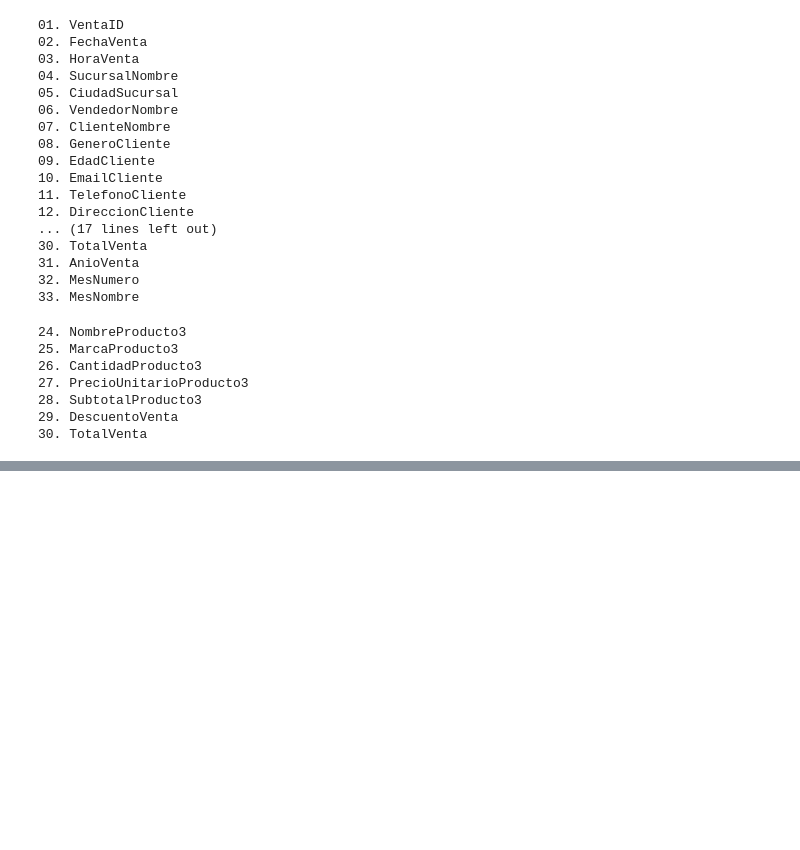
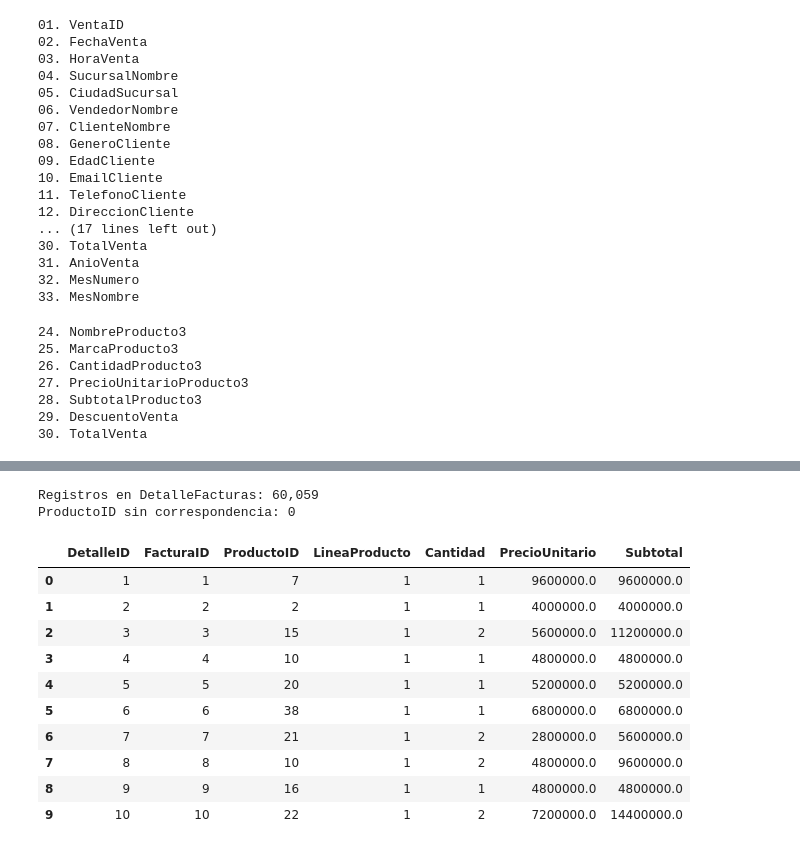
Before and after one commit to Dcuastumal/techcore-sales-analytics, a Jupyter notebook: Avance_2/Avance_2_Modelo_Relacional.ipynb, the cells around one changed output, grey strips where cells are left out. Cells and saved outputs as stored; diff of their text form; code cells hidden in the pictures; blank space fills up the shorter version.

Commit message:
Build and validate relational sales model

```diff
--- a/Avance_2/Avance_2_Modelo_Relacional.ipynb
+++ b/Avance_2/Avance_2_Modelo_Relacional.ipynb
@@ -68,0 +251,51 @@ for position in range(23, 30):
+# %%
+detalle_facturas = detalle_base.merge(
+    productos,
+    left_on=["NombreProducto", "Marca", "PrecioUnitario"],
+    right_on=["Nombre", "Marca", "Precio"],
+    how="left",
+    validate="many_to_one"
+)
+
+detalle_facturas = detalle_facturas[
+    [
+        "FacturaID",
+        "ProductoID",
+        "LineaProducto",
+        "Cantidad",
+        "PrecioUnitario",
+        "Subtotal"
+    ]
+].copy()
+
+detalle_facturas["Cantidad"] = (
+    detalle_facturas["Cantidad"].astype(int)
+)
+
+detalle_facturas.insert(
+    0,
+    "DetalleID",
+    range(1, len(detalle_facturas) + 1)
+)
+
+print(f"Registros en DetalleFacturas: {len(detalle_facturas):,}")
+print(
+    "ProductoID sin correspondencia:",
+    detalle_facturas["ProductoID"].isna().sum()
+)
+
+detalle_facturas.head(10)
+# %% [output]
+Registros en DetalleFacturas: 60,059
+ProductoID sin correspondencia: 0
+|  | DetalleID | FacturaID | ProductoID | LineaProducto | Cantidad | PrecioUnitario | Subtotal |
+| 0 | 1 | 1 | 7 | 1 | 1 | 9600000.0 | 9600000.0 |
+| 1 | 2 | 2 | 2 | 1 | 1 | 4000000.0 | 4000000.0 |
+| 2 | 3 | 3 | 15 | 1 | 2 | 5600000.0 | 11200000.0 |
+| 3 | 4 | 4 | 10 | 1 | 1 | 4800000.0 | 4800000.0 |
+| 4 | 5 | 5 | 20 | 1 | 1 | 5200000.0 | 5200000.0 |
+| 5 | 6 | 6 | 38 | 1 | 1 | 6800000.0 | 6800000.0 |
+| 6 | 7 | 7 | 21 | 1 | 2 | 2800000.0 | 5600000.0 |
+| 7 | 8 | 8 | 10 | 1 | 2 | 4800000.0 | 9600000.0 |
+| 8 | 9 | 9 | 16 | 1 | 1 | 4800000.0 | 4800000.0 |
+| 9 | 10 | 10 | 22 | 1 | 2 | 7200000.0 | 14400000.0 |
```
Also changed, not shown: parts of 29 cells of this notebook, 3 other files.
